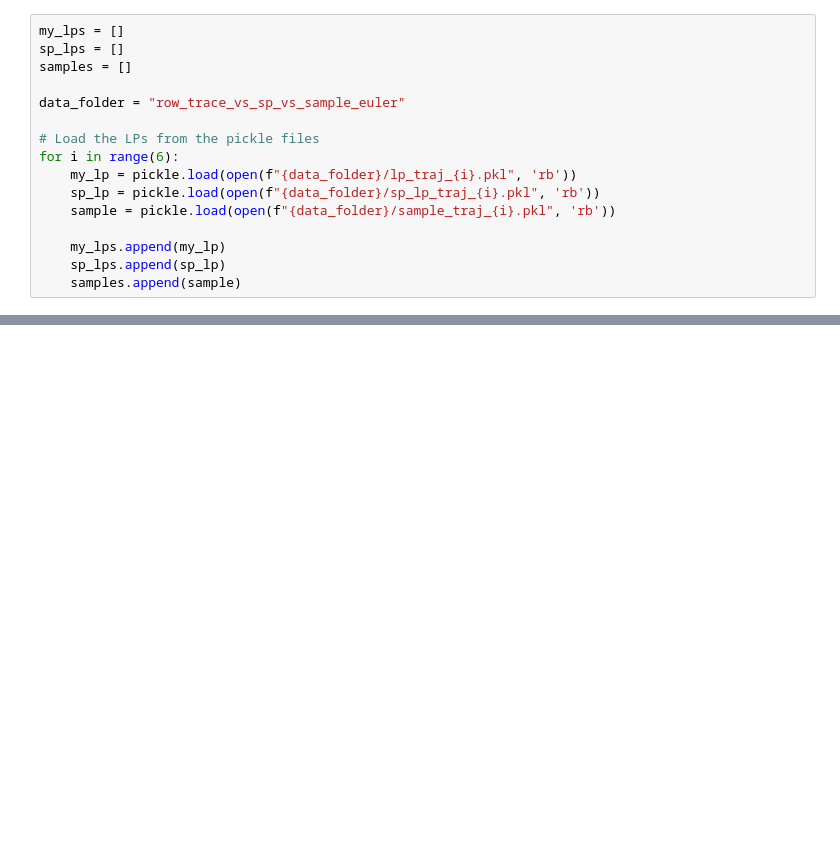
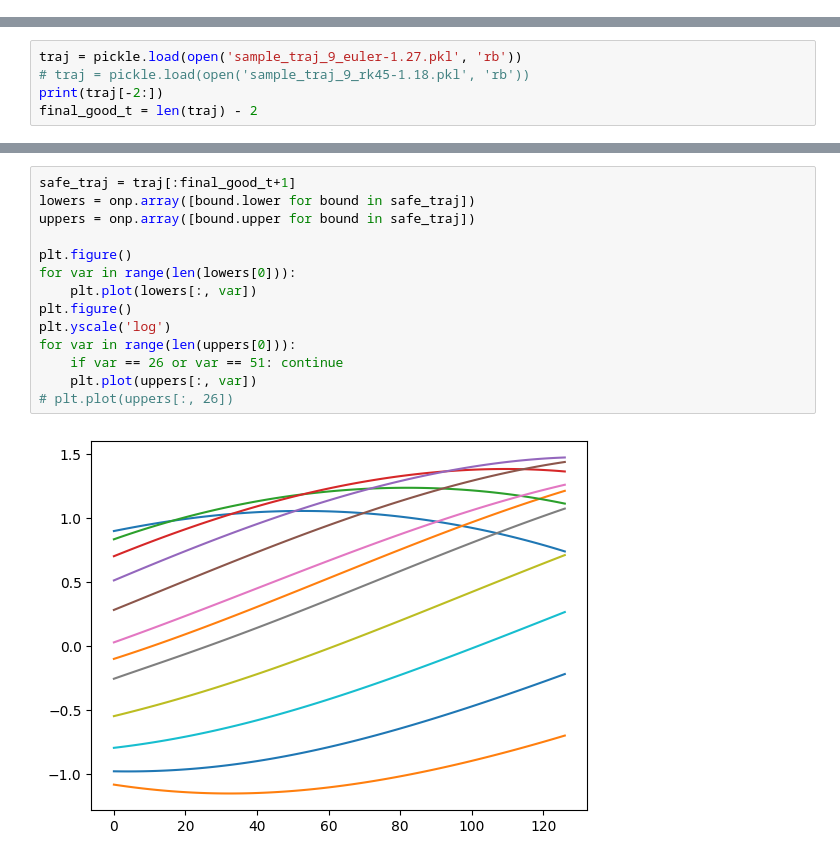
Before and after one commit to gtfactslab/immrax, a Jupyter notebook: examples/auxillary_vars/visualize.ipynb, the cells around one changed output, grey strips where cells are left out. Saved outputs shown, nothing was run; the diff lists cells and outputs as text; blank space fills up the shorter version.

```diff
--- a/examples/auxillary_vars/visualize.ipynb
+++ b/examples/auxillary_vars/visualize.ipynb
@@ -5,16 +7,0 @@ import numpy as np
-# %%
-my_lps = []
-sp_lps = []
-samples = []
-
-data_folder = "row_trace_vs_sp_vs_sample_euler"
-
-# Load the LPs from the pickle files
-for i in range(6):
-    my_lp = pickle.load(open(f"{data_folder}/lp_traj_{i}.pkl", 'rb'))
-    sp_lp = pickle.load(open(f"{data_folder}/sp_lp_traj_{i}.pkl", 'rb'))
-    sample = pickle.load(open(f"{data_folder}/sample_traj_{i}.pkl", 'rb'))
-
-    my_lps.append(my_lp)
-    sp_lps.append(sp_lp)
-    samples.append(sample)
@@ -75,0 +8,5 @@ sp_lp:
+# %%
+traj = pickle.load(open('sample_traj_9_euler-1.27.pkl', 'rb'))
+# traj = pickle.load(open('sample_traj_9_rk45-1.18.pkl', 'rb'))
+print(traj[-2:])
+final_good_t = len(traj) - 2
@@ -75,0 +20,16 @@ sp_lp:
+# %%
+safe_traj = traj[:final_good_t+1]
+lowers = onp.array([bound.lower for bound in safe_traj])
+uppers = onp.array([bound.upper for bound in safe_traj])
+
+plt.figure()
+for var in range(len(lowers[0])):
+    plt.plot(lowers[:, var])
+plt.figure()
+plt.yscale('log')
+for var in range(len(uppers[0])):
+    if var == 26 or var == 51: continue
+    plt.plot(uppers[:, var])
+# plt.plot(uppers[:, 26])
+# %% [output]
+[figure, added]
```
Also changed, not shown: parts of 9 cells of this notebook, 1 other file.
